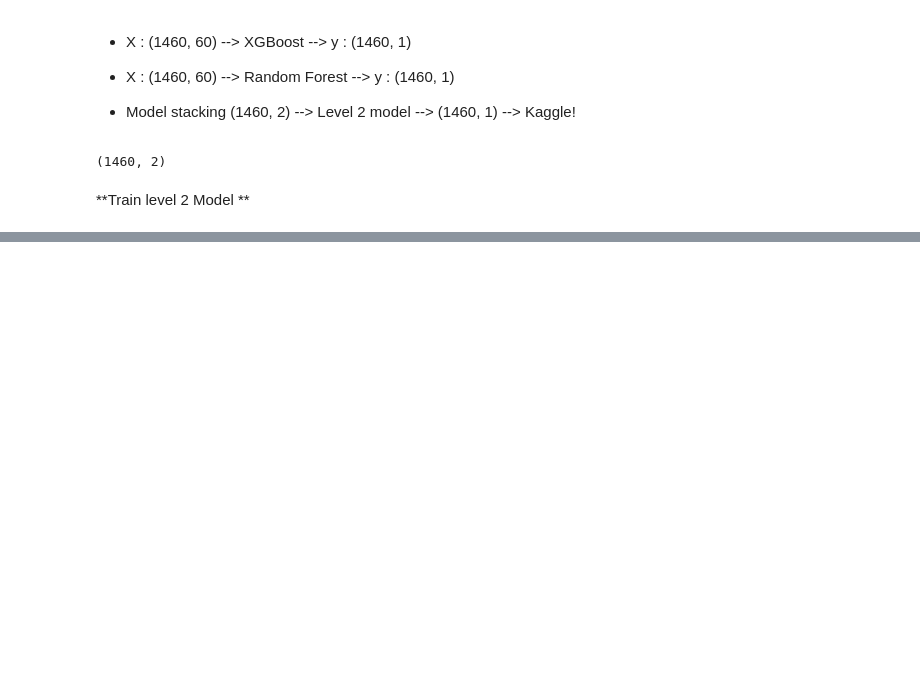
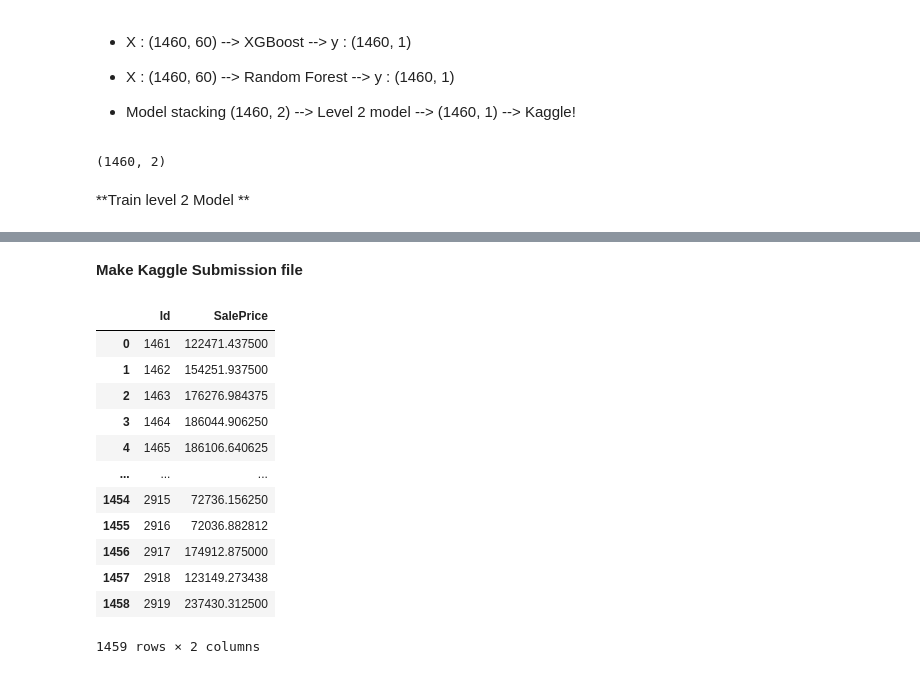
Before and after one commit to jwgdmkj/jupiterColab, a Jupyter notebook: Chap2_Kaggle.ipynb, the cells around one changed output, grey strips where cells are left out. Drawn from its saved outputs; the diff is of its cells as text; code cells hidden in the pictures; blank space fills up the shorter version.

```diff
--- a/Chap2_Kaggle.ipynb
+++ b/Chap2_Kaggle.ipynb
@@ -732,0 +769,19 @@ XGBRegressor()
+# %%
+df_processed_test = df_test[rank_features + numeric] #숫자로만 구성된 것들을 따로 DF로 구성
+df_processed_test = df_processed_test[df_features[-NUM_FEATURES-1 : -1].index.tolist()]
+df_processed_test = df_processed_test.fillna(0.0) #결측값(NaN)은 0.0으로 채움
+
+#missing data가 있는지 재확인
+df_processed_test.isnull().sum().max()
+#df_processed_test
+
+scaled_X_test = x_min_max_scaler.transform(df_processed_test)
+
+# processed testset을 저장 후, load
+with open('scaled_X_test.npy', 'wb') as f:
+  np.save(f, scaled_X_test)
+
+with open('scaled_X_test.npy', 'rb') as f:
+    scaled_X_test = np.load(f)
+
+#scaled_X_test.shape
@@ -732,0 +804,12 @@ XGBRegressor()
+# %%
+xgb_pred = xgb_model.predict(scaled_X_test).reshape((-1, 1))
+rf_pred = rf_model.predict(scaled_X_test).reshape((-1, 1))
+
+#xgb_pred.shape, rf_pred.shape  #(1459, 1)
+# %%
+level_2_input = np.concatenate([xgb_pred, rf_pred], axis = 1)
+#level_2_input.shape #(1459, 2)
+#level_2_input[:5]
+pred = level_2_model.predict(level_2_input).reshape((-1,1))
+pred = y_min_max_scaler.inverse_transform(pred)
+pred
@@ -732,0 +824,22 @@ XGBRegressor()
+# %% [markdown]
+**Make Kaggle Submission file**
+# %%
+df_submission = pd.DataFrame(columns = ['Id', 'SalePrice'])
+df_submission['Id'] = np.arange(1461, 2919+1)
+df_submission['SalePrice'] = pred
+
+df_submission
+# %% [output]
+|  | Id | SalePrice |
+| 0 | 1461 | 122471.437500 |
+| 1 | 1462 | 154251.937500 |
+| 2 | 1463 | 176276.984375 |
+| 3 | 1464 | 186044.906250 |
+| 4 | 1465 | 186106.640625 |
+| ... | ... | ... |
+| 1454 | 2915 | 72736.156250 |
+| 1455 | 2916 | 72036.882812 |
+| 1456 | 2917 | 174912.875000 |
+| 1457 | 2918 | 123149.273438 |
+| 1458 | 2919 | 237430.312500 |
+1459 rows × 2 columns
```
Also changed, not shown: parts of 12 cells of this notebook.
